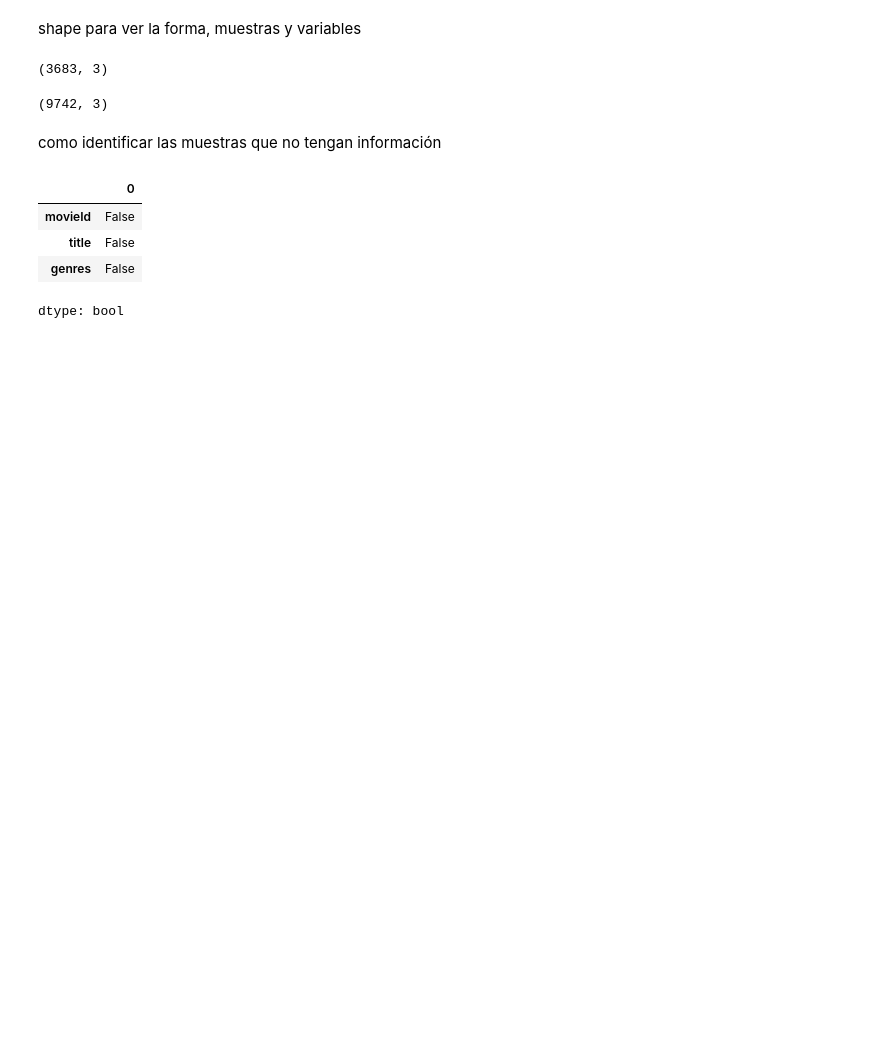
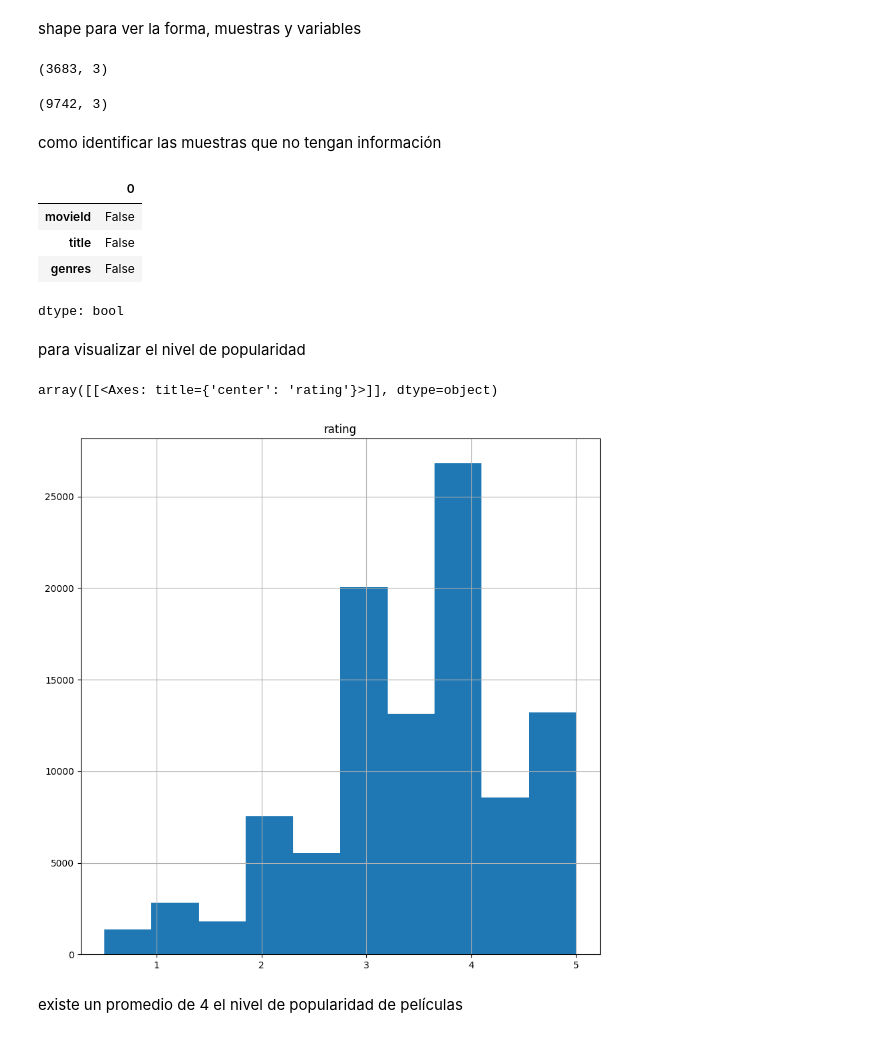
Before and after one commit to maribelalay18/-Artificial-Intelligence, a Jupyter notebook: martes03_diciembre2024.ipynb, the cells around one changed output. Saved outputs shown, nothing was run; the diff lists cells and outputs as text; code cells hidden in the pictures; blank space fills up the shorter version.

```diff
--- a/martes03_diciembre2024.ipynb
+++ b/martes03_diciembre2024.ipynb
@@ -101,3 +101,13 @@ movies.isnull().any()
 | title | False |
 | genres | False |
 dtype: bool
+# %% [markdown]
+para visualizar el nivel de popularidad
+# %%
+%matplotlib inline
+ratings.hist(column='rating',figsize=(10,10))
+# %% [output]
+array([[<Axes: title={'center': 'rating'}>]], dtype=object)
+[figure, added]
+# %% [markdown]
+existe un promedio de 4 el nivel de popularidad de películas
```
